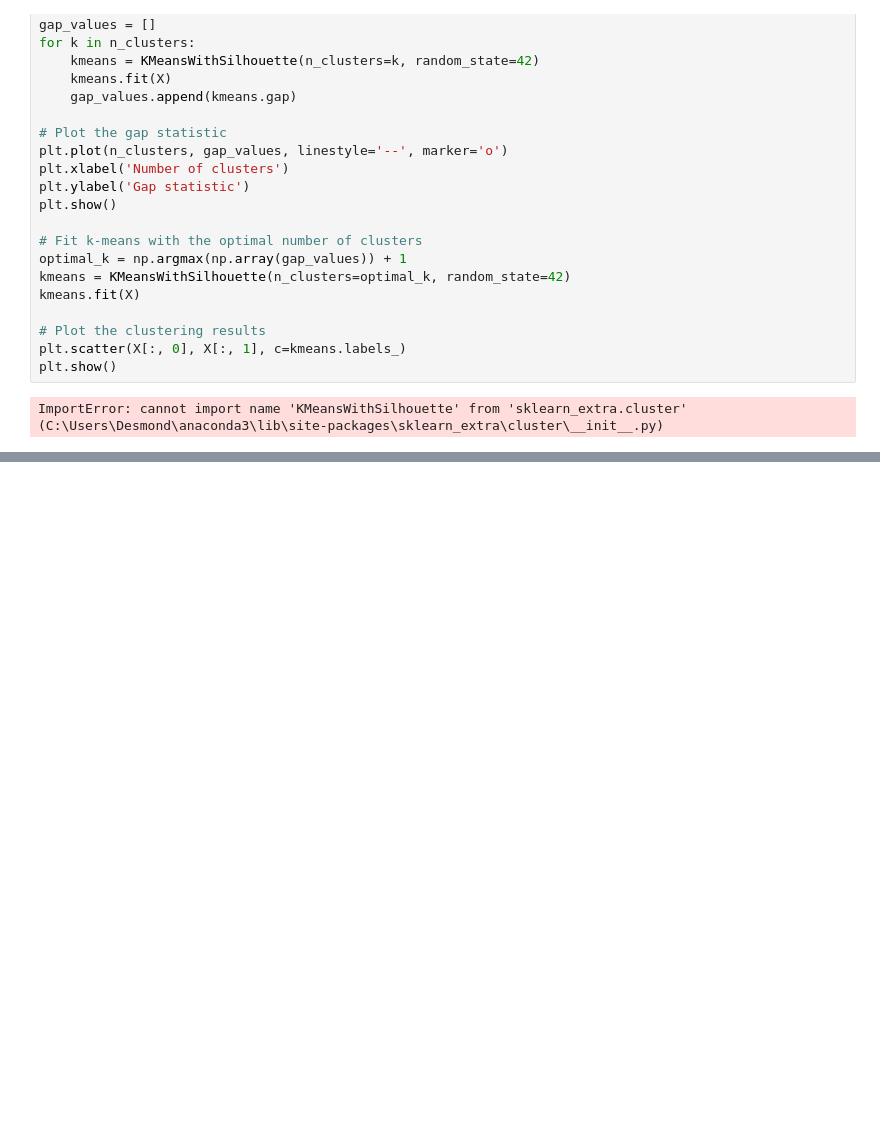
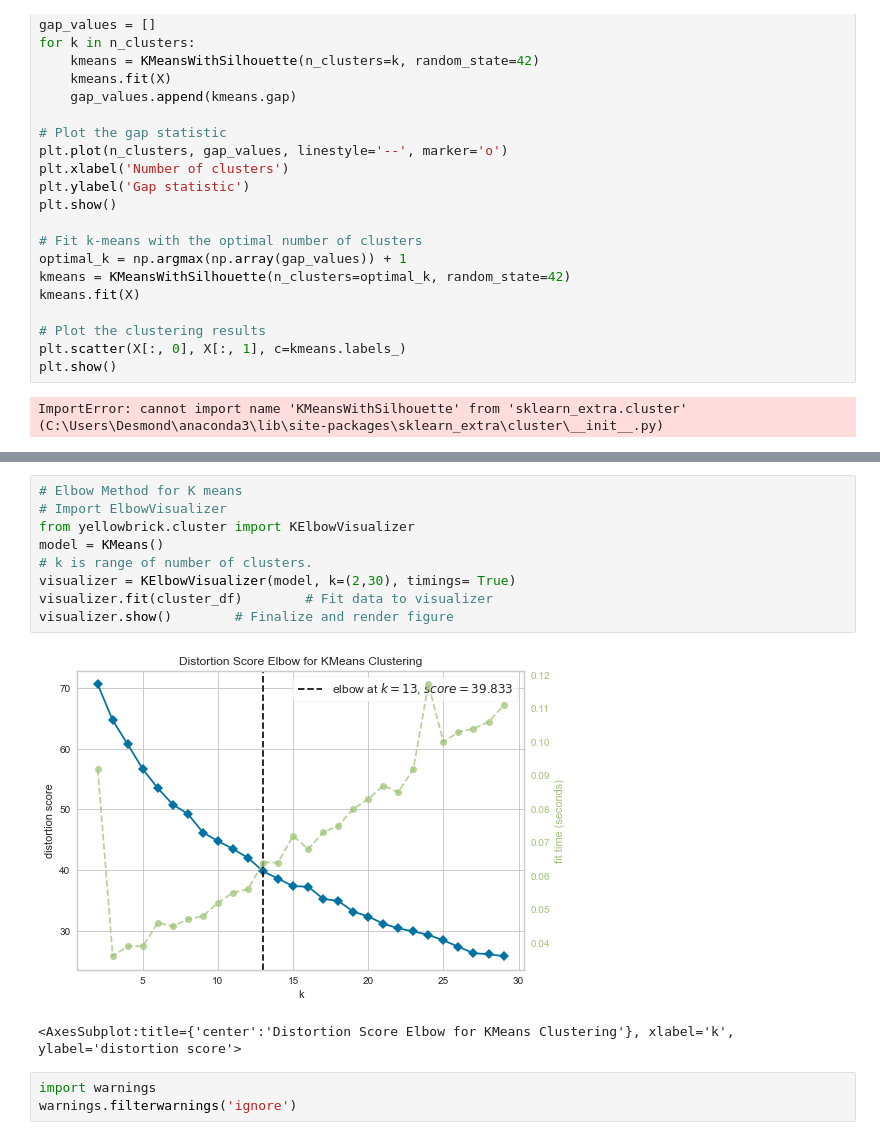
Before and after one commit to TJZLiu/Lisbon-freguesias, a Jupyter notebook: code/Untitled.ipynb, the cells around one changed output, grey strips where cells are left out. Cells and saved outputs as stored; diff of their text form; blank space fills up the shorter version.

```diff
--- a/code/Untitled.ipynb
+++ b/code/Untitled.ipynb
@@ -192,0 +274,15 @@ ImportError: cannot import name 'KMeansWithSilhouette' from 'sklearn_extra.clust
+# %%
+# Elbow Method for K means
+# Import ElbowVisualizer
+from yellowbrick.cluster import KElbowVisualizer
+model = KMeans()
+# k is range of number of clusters.
+visualizer = KElbowVisualizer(model, k=(2,30), timings= True)
+visualizer.fit(cluster_df)        # Fit data to visualizer
+visualizer.show()        # Finalize and render figure
+# %% [output]
+[figure, added]
+<AxesSubplot:title={'center':'Distortion Score Elbow for KMeans Clustering'}, xlabel='k', ylabel='distortion score'>
+# %%
+import warnings
+warnings.filterwarnings('ignore')
```
Also changed, not shown: parts of 16 cells of this notebook.
